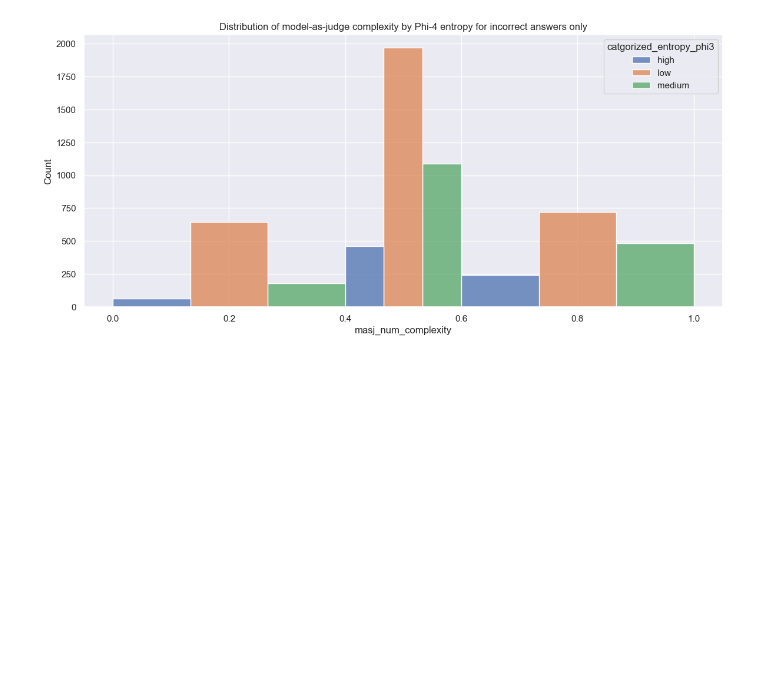
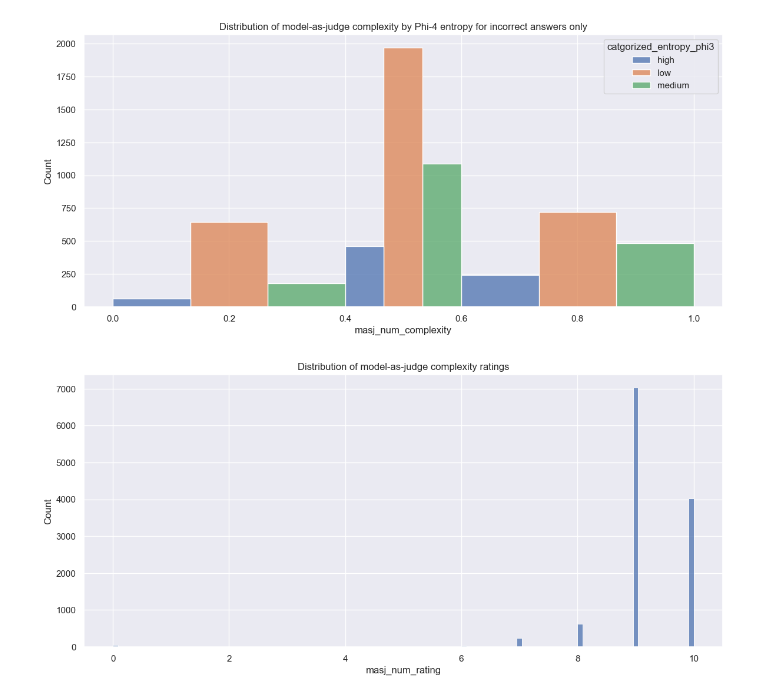
Before and after one commit to LabARSS/question-complextiy-estimation, a Jupyter notebook: notebooks/model_as_judge_analysis.ipynb, the cells around one changed output. Cells and saved outputs as stored; diff of their text form; code cells hidden in the pictures; blank space fills up the shorter version.

```diff
--- a/notebooks/model_as_judge_analysis.ipynb
+++ b/notebooks/model_as_judge_analysis.ipynb
@@ -176,3 +176,17 @@ g = sns.histplot(
 g.title.set_text("Distribution of model-as-judge complexity by Phi-4 entropy for incorrect answers only")
 # %% [output]
 [figure]
+# %%
+import matplotlib.pyplot as plt
+import seaborn as sns
+
+sns.set_theme()
+
+plt.figure(figsize=(14, 6))
+g = sns.histplot(
+    mmlu_num_maj_df,
+    x="masj_num_rating",
+)
+g.title.set_text("Distribution of model-as-judge complexity ratings")
+# %% [output]
+[figure, added]
```
Also changed, not shown: 1 other file.
